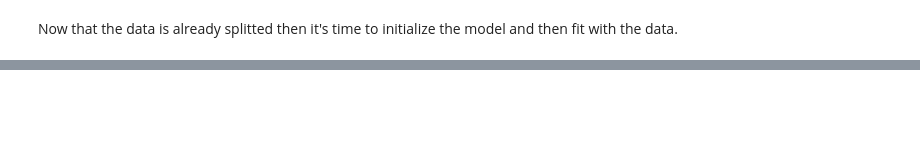
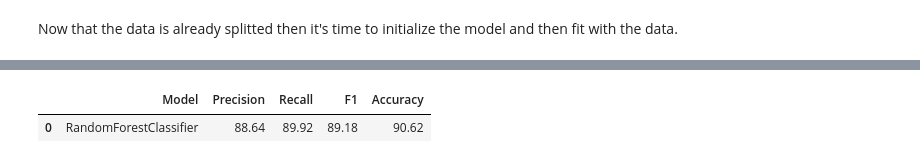
Before and after one commit to ddobi7277/DataAnalysis, a Jupyter notebook: US_Accidents/Accidents_US_ANalysis.ipynb, the cells around one changed output, grey strips where cells are left out. Saved outputs shown, nothing was run; the diff lists cells and outputs as text; code cells hidden in the pictures; blank space fills up the shorter version.

```diff
--- a/US_Accidents/Accidents_US_ANalysis.ipynb
+++ b/US_Accidents/Accidents_US_ANalysis.ipynb
@@ -1227,0 +1303,5 @@ ValueError: could not convert string to float: ' Jeb Stuart Hwy'
+# %%
+results
+# %% [output]
+|  | Model | Precision | Recall | F1 | Accuracy |
+| 0 | RandomForestClassifier | 88.64 | 89.92 | 89.18 | 90.62 |
```
Also changed, not shown: parts of 30 cells of this notebook, 1 other file.
